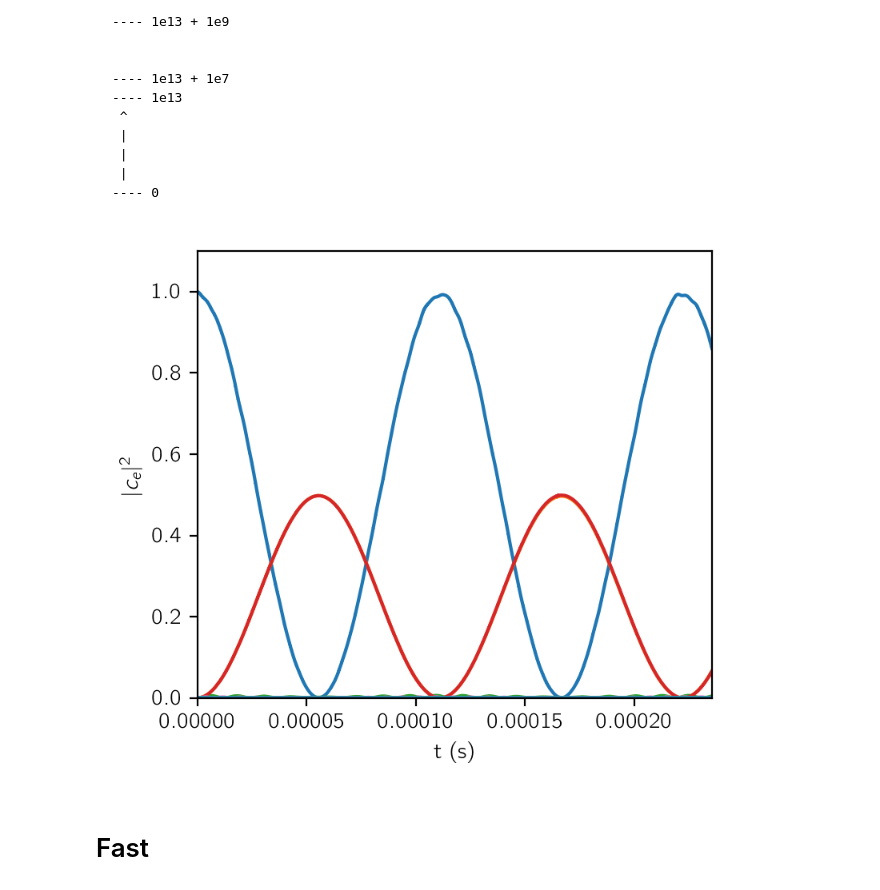
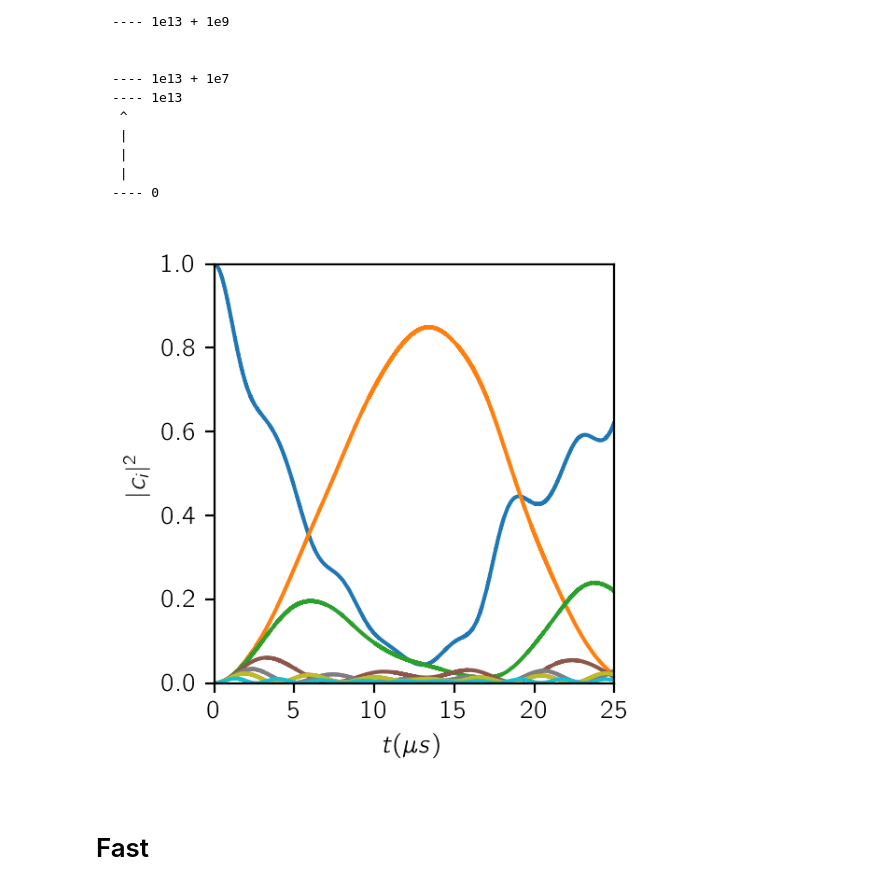
Before and after one commit to tomhepz/MolecularEnergyLevels, a Jupyter notebook: notebooks/rabi.ipynb, the cells around one changed output. Cells and saved outputs as stored; diff of their text form; code cells hidden in the pictures.

````diff
--- a/notebooks/rabi.ipynb
+++ b/notebooks/rabi.ipynb
@@ -164,7 +164,7 @@ Text(0, 0.5, '$\\pi_2$')
 # %% [markdown]
 # Analytic 3-State
 # %%
-example_points = [(0.5,1,3),(0.1,1,3),(1,4,3),(0.5,0.02,80)]
+example_points = [(3516,118,5),(2**1.5,2**1.5,3),(1,4,3),(0.5,0.04,80)]
 # %%
 fig, axs = plt.subplots(2,2,figsize=(6,4.5))
 
@@ -428,25 +475,27 @@ ax.plot(times, finals)
 # %%
 fig, ax = plt.subplots()
 
+# 10000,200
+
 INITIAL_STATE = 0
-FIRST = 1e1
-DETUNING = 0.1
+FIRST = 2.43e7
+DETUNING = 10000
 angular = [0, FIRST, FIRST+DETUNING]
 N_STATES = len(angular)
 
 # Construct coupling matrix
 global_coupling = 1e0
 coupling = global_coupling*np.array([
-        [0,1,0.1],
+        [0,1,200],
         [1,0,0],
-        [0.1,0,0]
+        [200,0,0]
         ])
 
 driving = angular[1]-angular[0]
 
 # Construct
-T_MAX = 40*np.pi / global_coupling
-T_STEPS = 111317
+T_MAX = 5*np.pi / global_coupling
+T_STEPS = 1705829
 times, DT = np.linspace(0, T_MAX, num=T_STEPS, retstep=True)
 print("time_step:", DT, "Driving Period: ",2*np.pi/driving, "ratio (hope<1):", DT*driving/(2*np.pi))
 
@@ -504,60 +553,60 @@ time_step: 0.0011288916790361829 Driving Period:  0.6283185307179586 ratio (hope
 ---- 0
 ```
 # %%
-fig, ax = plt.subplots()
+fig, ax = plt.subplots(figsize=(3,3))
 
 INITIAL_STATE = 0
 #angular = [0, 1e13, 1e13+1e6]#, 1e13+1e9, 1e13+1e9+1e7]
-angular = [0., 6.15845642e9, 6.15794005e9, 6.15845683e9, 6.15994033e9, 6.15963301e9, 6.15925873e9, 6.15994076e9, 6.15963347e9, 6.15994118e9, 6.16073900e9]
+angular = [0., 6.15845642e9, 6.15794005e9, 6.15994033e9, 6.15963301e9, 6.15925873e9, 6.15994076e9, 6.15963347e9, 6.15994118e9, 6.16073900e9]
 N_STATES = len(angular)
 
 # Construct coupling matrix
-global_coupling = 4e4
+global_coupling = (2*np.pi*4e4)
 coupling = global_coupling*(np.ones(N_STATES)-np.eye(N_STATES))
 
 driving = 6.15845642e9
 
 # Construct
-T_MAX = 3*np.pi / global_coupling
+T_MAX = 2*np.pi / global_coupling
 T_STEPS = 13421
 times, DT = np.linspace(0, T_MAX, num=T_STEPS, retstep=True)
 
 Ts = []
 for t in times:
     T  = np.zeros((N_STATES,N_STATES), dtype=np.cdouble)
     for i in range(N_STATES):
         for j in range(N_STATES):
             T[i,j] = np.exp((1j)*(angular[i]-angular[j]-driving)*t) + np.exp((1j)*(angular[i]-angular[j]+driving)*t)
     Ts.append(T)
 Ts = np.array(Ts)
 
 # Construct Hamiltonians
 H = np.array([H_BAR/2 * np.multiply(coupling, T) for T in Ts])
 
 
 # Move State
 
 finals = []
 
 state = np.zeros(N_STATES) # initial state
 state[INITIAL_STATE] = 1
 
 
 for i in range(T_STEPS):
     unitary = scipy.linalg.expm(-(1j)*(DT/H_BAR)*H[i])
     state = np.matmul(unitary,state)
     finals.append(np.abs(state)**2)
 
 
-ax.set_xlim(0,T_MAX)
-ax.set_ylim(0,1.1)
-ax.set_xlabel("t (s)")
-ax.set_ylabel("$|c_e|^2$")
+ax.set_xlim(0,T_MAX*1e6)
+ax.set_ylim(0,1)
+ax.set_xlabel("$t (\mu s)$")
+ax.set_ylabel("$|c_i|^2$")
 
-ax.plot(times, finals);
+ax.plot(times*1e6, finals);
 # fig.show()
 # %% [output]
-[figure, old version]
+[figure, new version]
 # %% [markdown]
 # Fast
 # %%
````
Also changed, not shown: parts of 6 cells of this notebook, 23 other files.
